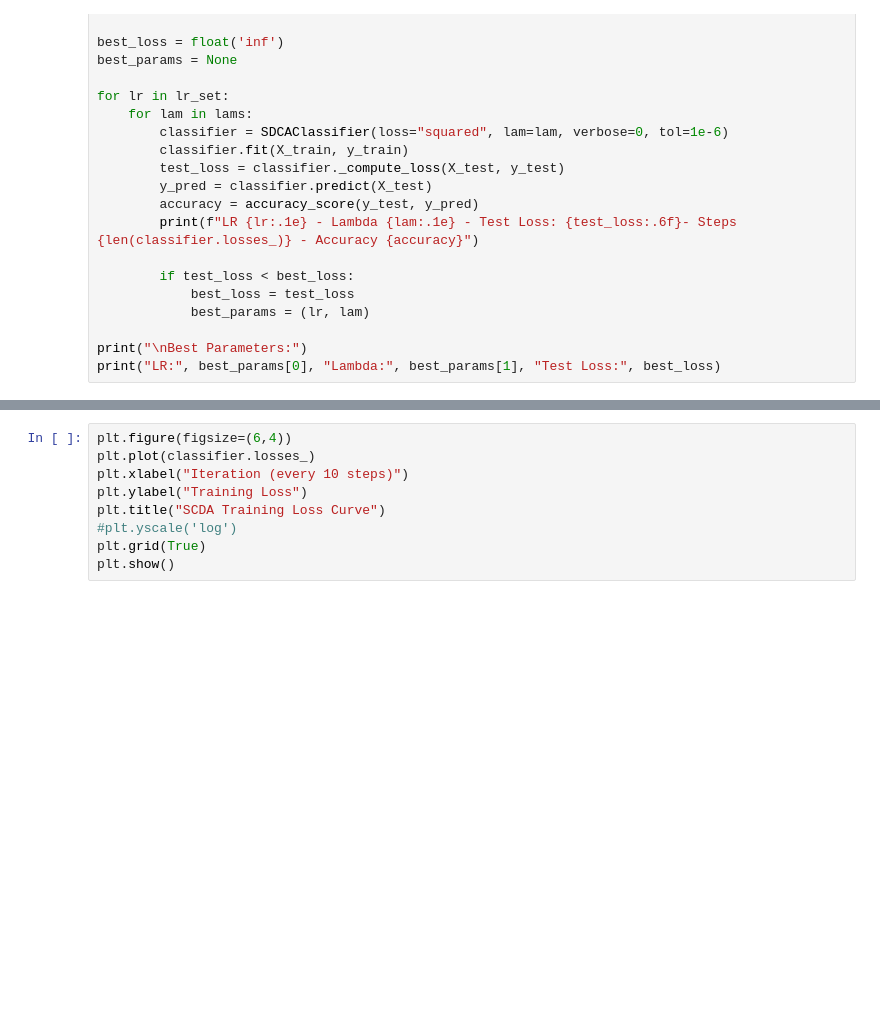
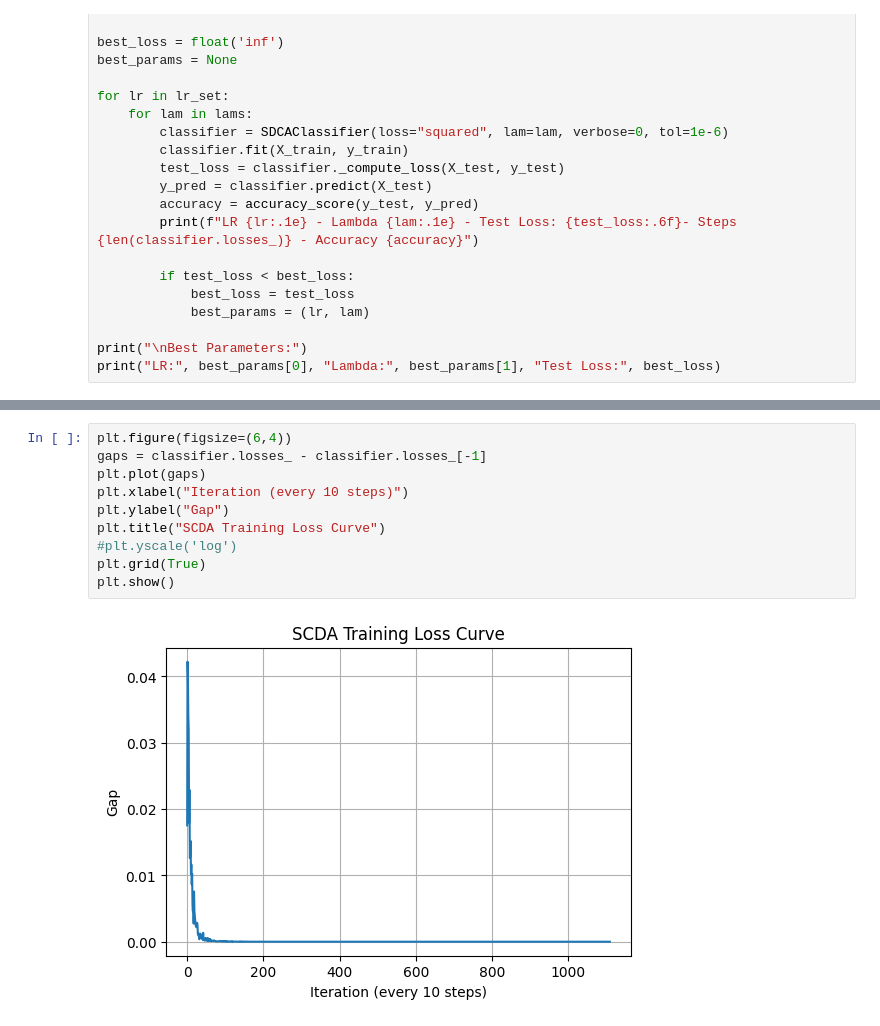
Before and after one commit to boraykasap/incremental-learning-algos, a Jupyter notebook: SCDA.ipynb, the cells around one changed output, grey strips where cells are left out. Cells and saved outputs as stored; diff of their text form; blank space fills up the shorter version.

```diff
--- a/SCDA.ipynb
+++ b/SCDA.ipynb
@@ -320,11 +334,14 @@ plt.show()
 # %%
 plt.figure(figsize=(6,4))
-plt.plot(classifier.losses_)
+gaps = classifier.losses_ - classifier.losses_[-1]
+plt.plot(gaps)
 plt.xlabel("Iteration (every 10 steps)")
-plt.ylabel("Training Loss")
+plt.ylabel("Gap")
 plt.title("SCDA Training Loss Curve")
 #plt.yscale('log')
 plt.grid(True)
 plt.show()
+# %% [output]
+[figure, added]
 # %%
 classifier.losses_
```
Also changed, not shown: parts of 5 cells of this notebook, 1 other file.
